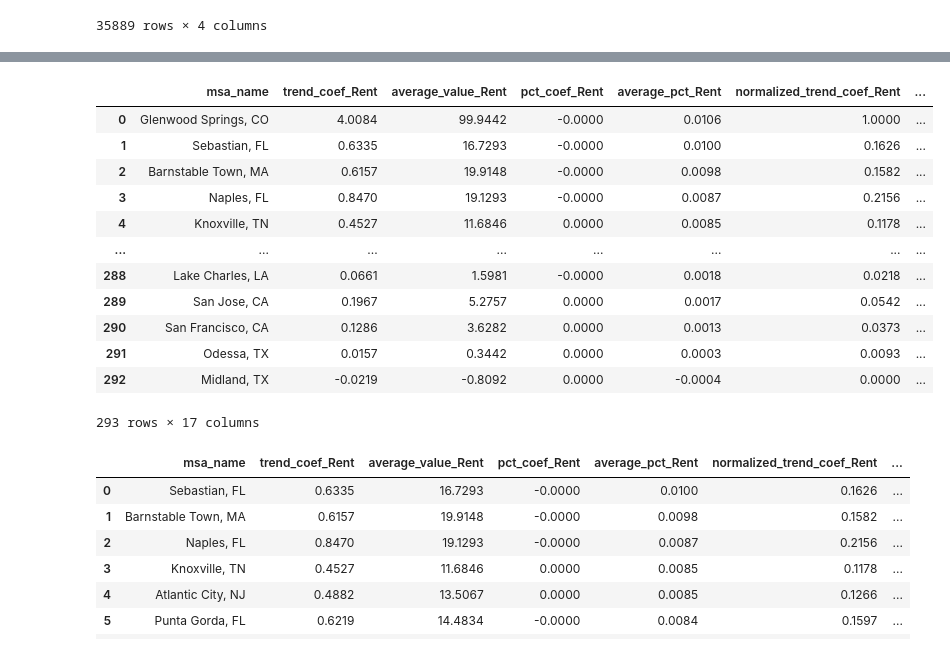
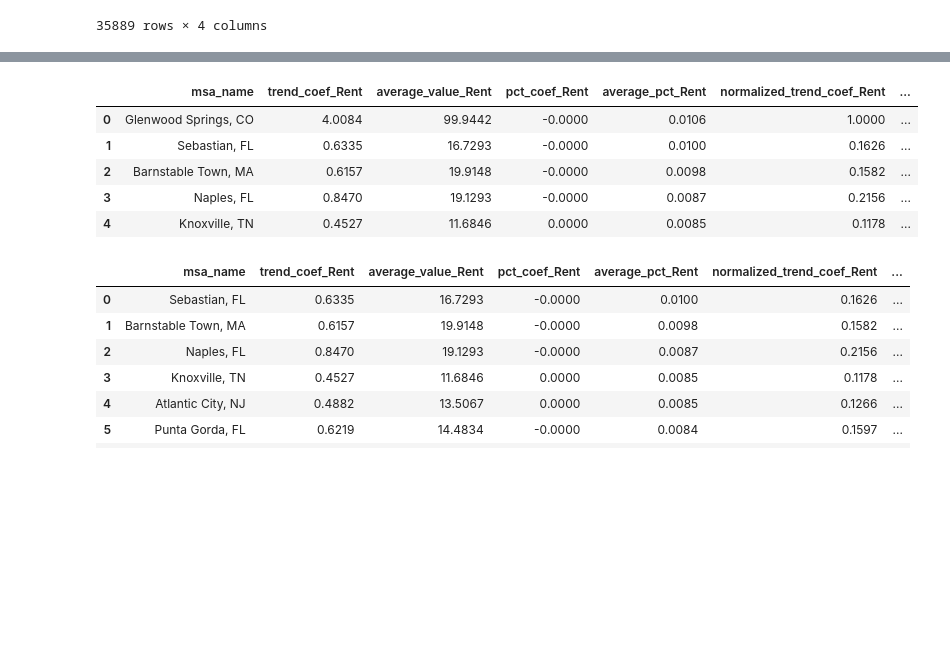
Before and after one commit to AustinJamesWolff/msa_rank_dashboard, a Jupyter notebook: rental_analysis.ipynb, the cells around one changed output, grey strips where cells are left out. Drawn from its saved outputs; the diff is of its cells as text; code cells hidden in the pictures; blank space fills up the shorter version.

```diff
--- a/rental_analysis.ipynb
+++ b/rental_analysis.ipynb
@@ -65,31 +39,24 @@ rent_1year
 # %%
 # Rank rent growth for the past 5 Years
 rent_5year = make_zillow_ranking(
     df_dict={
         "Rent": [zillow_rent[zillow_rent['date']>='2019-01-01'], 2019]
     },
     use_total_trend=False,
     use_average_percent=True,
     average_percent_weight_dict={
         "Rent": 1
     }
 )
 
-rent_5year
+rent_5year.head(5)
 # %% [output]
 |  | msa_name | trend_coef_Rent | average_value_Rent | pct_coef_Rent | average_pct_Rent | normalized_trend_coef_Rent | ... |
 | 0 | Glenwood Springs, CO | 4.0084 | 99.9442 | -0.0000 | 0.0106 | 1.0000 | ... |
 | 1 | Sebastian, FL | 0.6335 | 16.7293 | -0.0000 | 0.0100 | 0.1626 | ... |
 | 2 | Barnstable Town, MA | 0.6157 | 19.9148 | -0.0000 | 0.0098 | 0.1582 | ... |
 | 3 | Naples, FL | 0.8470 | 19.1293 | -0.0000 | 0.0087 | 0.2156 | ... |
 | 4 | Knoxville, TN | 0.4527 | 11.6846 | 0.0000 | 0.0085 | 0.1178 | ... |
-| ... | ... | ... | ... | ... | ... | ... | ... |
-| 288 | Lake Charles, LA | 0.0661 | 1.5981 | -0.0000 | 0.0018 | 0.0218 | ... |
-| 289 | San Jose, CA | 0.1967 | 5.2757 | 0.0000 | 0.0017 | 0.0542 | ... |
-| 290 | San Francisco, CA | 0.1286 | 3.6282 | 0.0000 | 0.0013 | 0.0373 | ... |
-| 291 | Odessa, TX | 0.0157 | 0.3442 | 0.0000 | 0.0003 | 0.0093 | ... |
-| 292 | Midland, TX | -0.0219 | -0.8092 | 0.0000 | -0.0004 | 0.0000 | ... |
-293 rows × 17 columns
 # %%
 # This function cleans the population files provided by the US Census
 def clean_census_metromicro_pop_xls_file(
```
Also changed, not shown: parts of 4 cells of this notebook.
